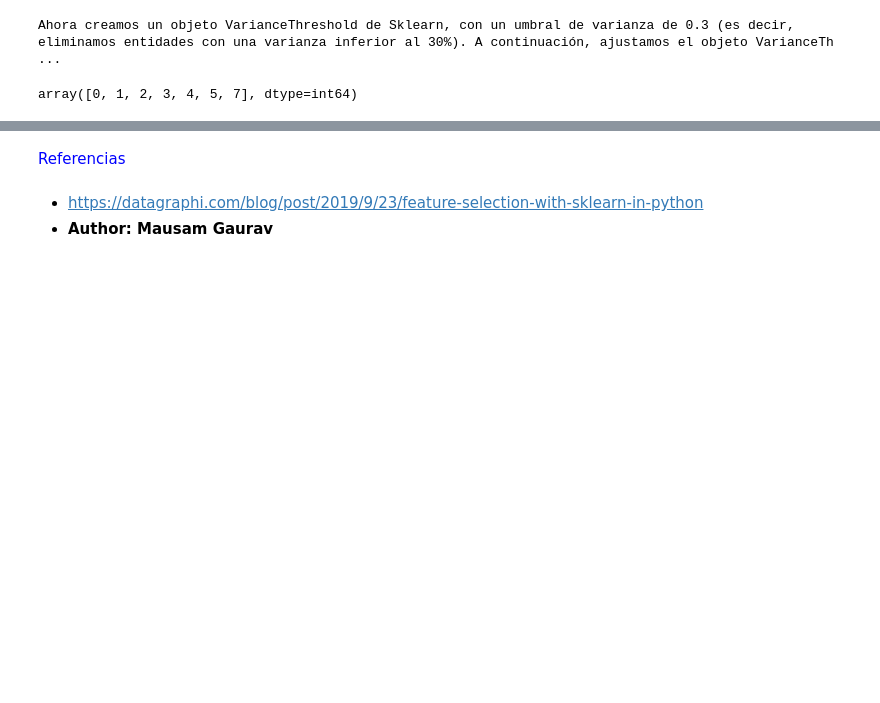
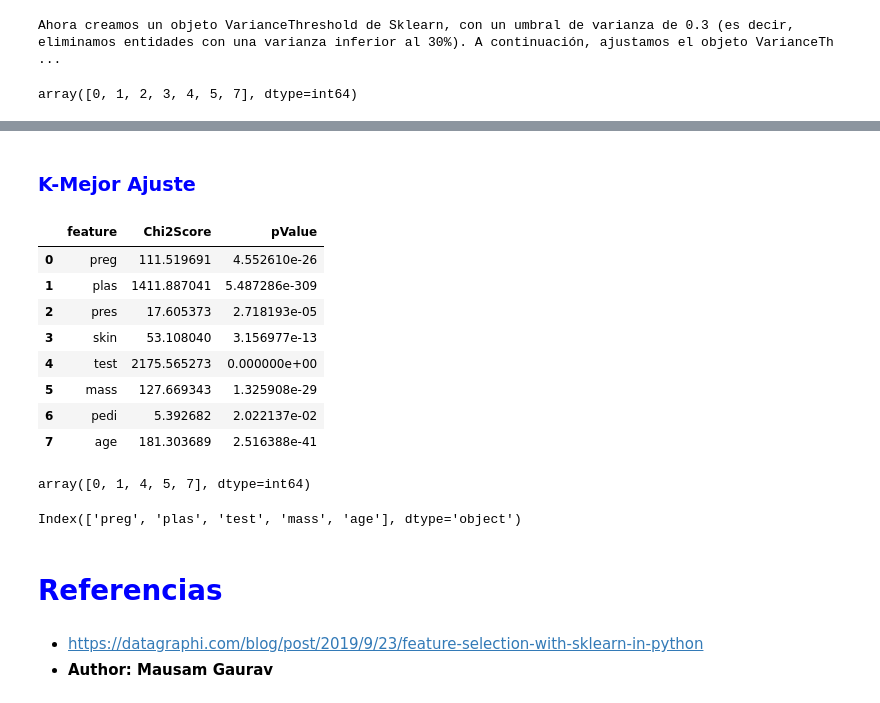
Before and after one commit to Kaiziferr/Data_Science_Workshops, a Jupyter notebook: Workshop_2/Untitled.ipynb, the cells around one changed output, grey strips where cells are left out. Cells and saved outputs as stored; diff of their text form; code cells hidden in the pictures; blank space fills up the shorter version.

```diff
--- a/Workshop_2/Untitled.ipynb
+++ b/Workshop_2/Untitled.ipynb
@@ -51,0 +92,2 @@ array([0, 1, 2, 3, 4, 5, 7], dtype=int64)
+# %% [markdown]
+### <font color = "blue">K-Mejor Ajuste</font>
@@ -52,5 +97,30 @@ array([0, 1, 2, 3, 4, 5, 7], dtype=int64)
+# %%
+KBest = SelectKBest(score_func = chi2, k=5)
+KBest = KBest.fit(X,y)
+# %%
+df_scores = pd.DataFrame({'feature': X.columns, 'Chi2Score':KBest.scores_,'pValue':KBest.pvalues_})
+df_scores
+# %% [output]
+|  | feature | Chi2Score | pValue |
+| 0 | preg | 111.519691 | 4.552610e-26 |
+| 1 | plas | 1411.887041 | 5.487286e-309 |
+| 2 | pres | 17.605373 | 2.718193e-05 |
+| 3 | skin | 53.108040 | 3.156977e-13 |
+| 4 | test | 2175.565273 | 0.000000e+00 |
+| 5 | mass | 127.669343 | 1.325908e-29 |
+| 6 | pedi | 5.392682 | 2.022137e-02 |
+| 7 | age | 181.303689 | 2.516388e-41 |
+# %%
+cols = KBest.get_support(indices = True)
+cols
+# %% [output]
+array([0, 1, 4, 5, 7], dtype=int64)
+# %%
+X.columns[cols]
+# %% [output]
+Index(['preg', 'plas', 'test', 'mass', 'age'], dtype='object')
 # %% [markdown]
-<font color = "blue">Referencias</font>
+# <font color = "blue">Referencias</font>
 # %% [markdown]
 - https://datagraphi.com/blog/post/2019/9/23/feature-selection-with-sklearn-in-python
 - **Author: Mausam Gaurav**
```
Also changed, not shown: parts of 8 cells of this notebook.
